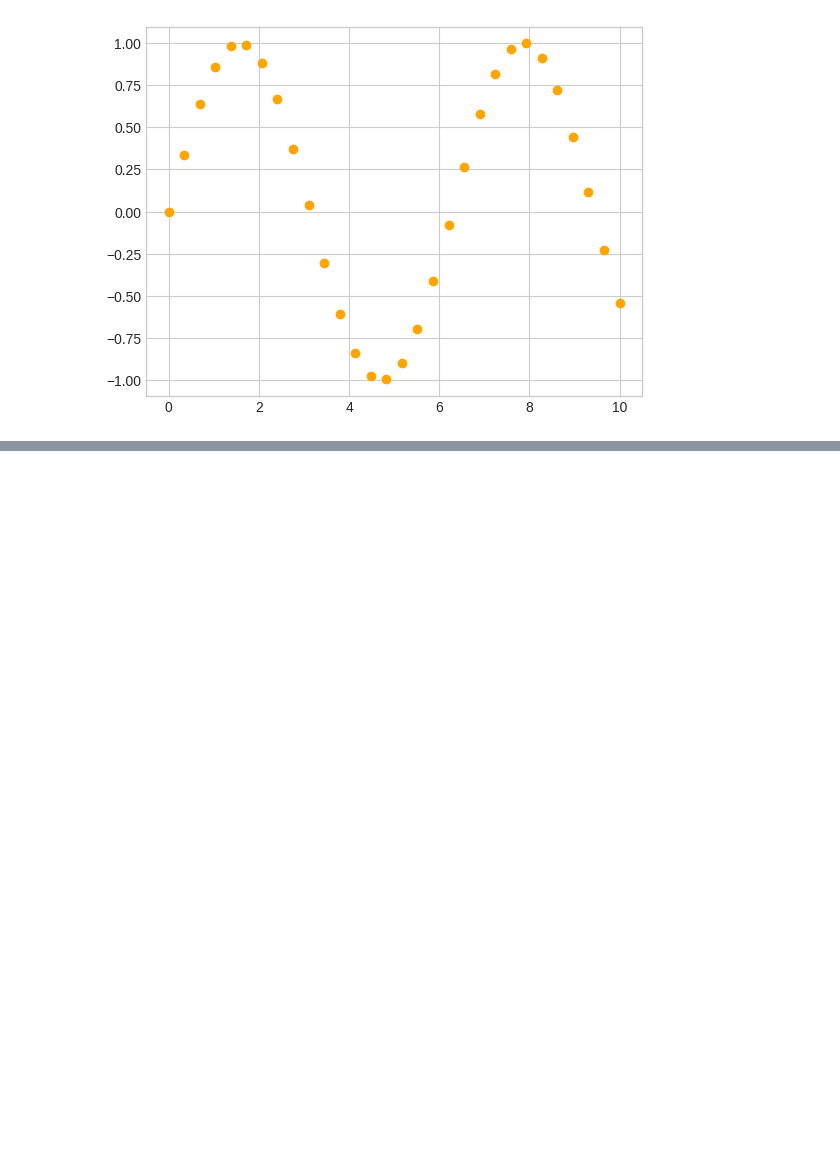
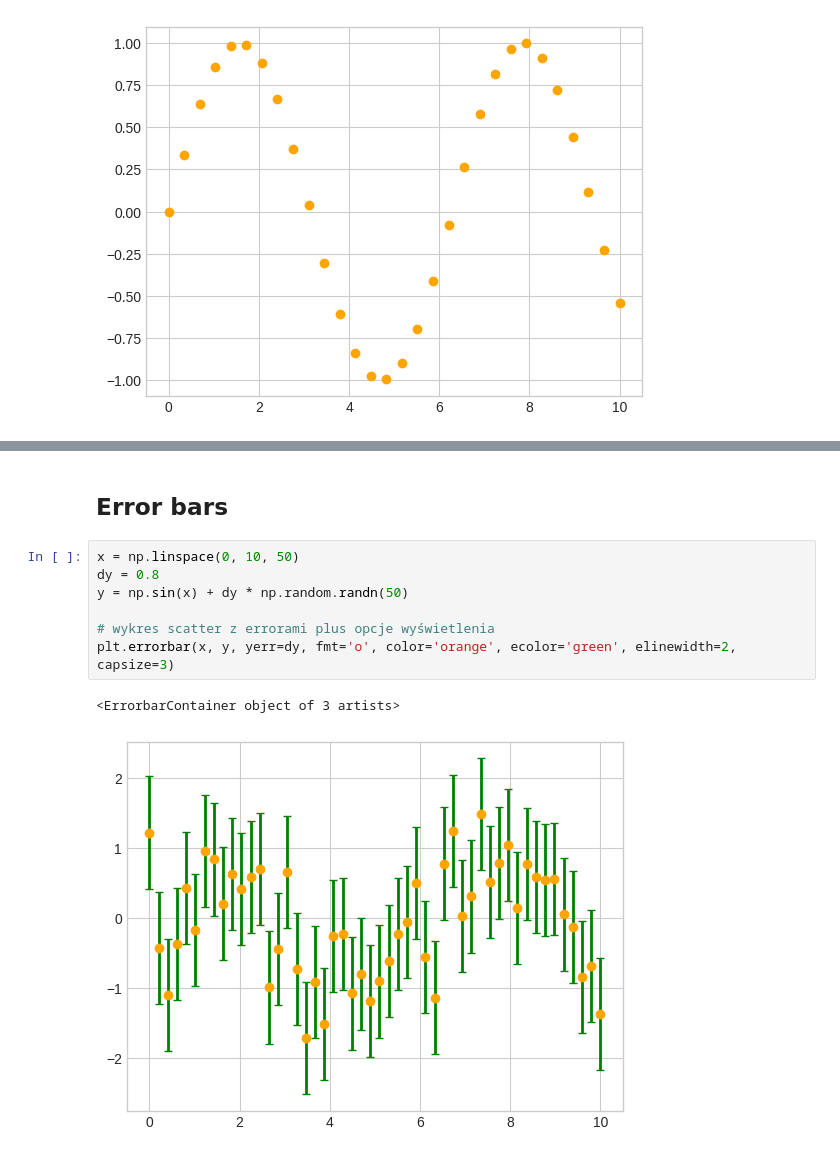
Before and after one commit to SlawCzech/matplot_exercises, a Jupyter notebook: matplot_basic.ipynb, the cells around one changed output, grey strips where cells are left out. Drawn from its saved outputs; the diff is of its cells as text; blank space fills up the shorter version.

Commit message:
error bars

```diff
--- a/matplot_basic.ipynb
+++ b/matplot_basic.ipynb
@@ -88,0 +110,12 @@ plt.plot(x, y, 'o', color='orange')
+# %% [markdown]
+## Error bars
+# %%
+x = np.linspace(0, 10, 50)
+dy = 0.8
+y = np.sin(x) + dy * np.random.randn(50)
+
+# wykres scatter z errorami plus opcje wyświetlenia
+plt.errorbar(x, y, yerr=dy, fmt='o', color='orange', ecolor='green', elinewidth=2, capsize=3)
+# %% [output]
+<ErrorbarContainer object of 3 artists>
+[figure, added]
```
Also changed, not shown: parts of 3 cells of this notebook.
